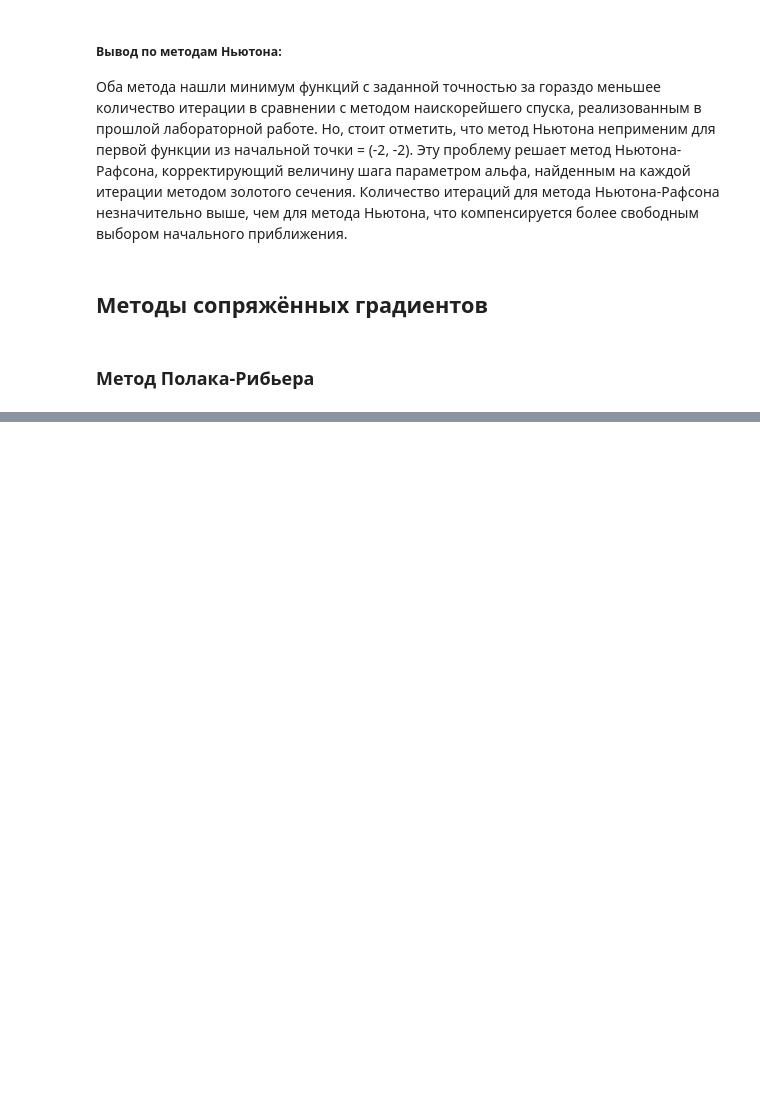
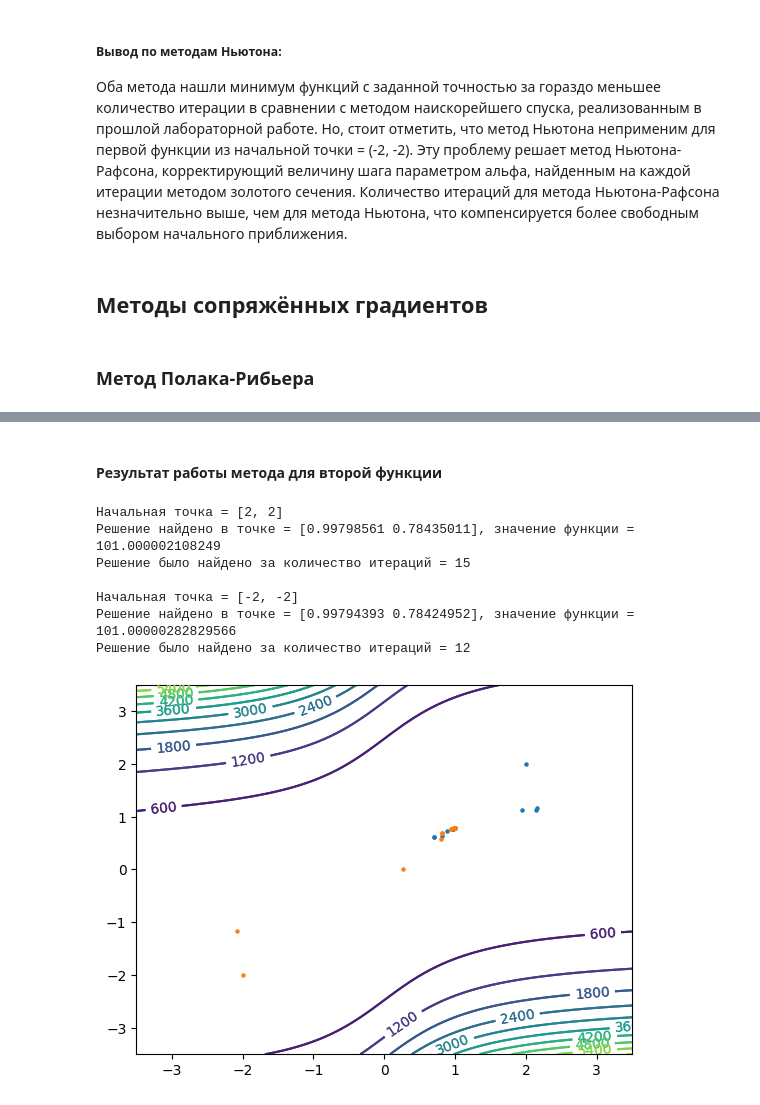
Before and after one commit to Ivan-Yagilev/Optimization_methods_labs, a Jupyter notebook: second_labs/several variables2.ipynb, the cells around one changed output, grey strips where cells are left out. Cells and saved outputs as stored; diff of their text form; code cells hidden in the pictures; blank space fills up the shorter version.

```diff
--- a/second_labs/several variables2.ipynb
+++ b/second_labs/several variables2.ipynb
@@ -447,0 +505,14 @@ polakRibiere(f2, xb=[2, 2], maxiter=15000, eps=0.0001)
+# %% [markdown]
+#### Результат работы метода для второй функции
+# %%
+fletcherReeves(f2, xb=[2, 2], maxiter=3000, eps=0.0001)
+fletcherReeves(f2, xb=[-2, -2], maxiter=3000, eps=0.0001)
+# %% [output]
+Начальная точка = [2, 2]
+Решение найдено в точке = [0.99798561 0.78435011], значение функции = 101.000002108249
+Решение было найдено за количество итераций = 15
+
+Начальная точка = [-2, -2]
+Решение найдено в точке = [0.99794393 0.78424952], значение функции = 101.00000282829566
+Решение было найдено за количество итераций = 12
+[figure, added]
```
Also changed, not shown: parts of 31 cells of this notebook, 1 other file.
